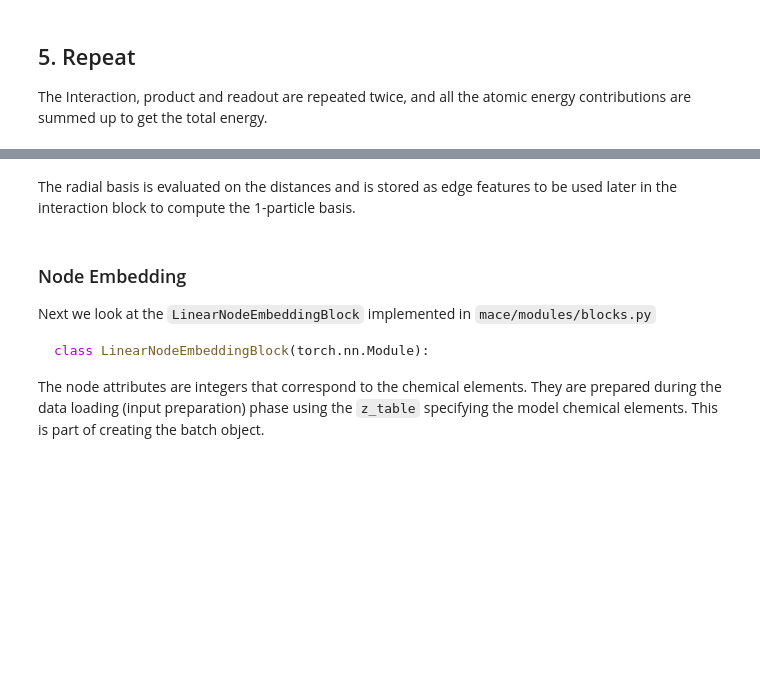
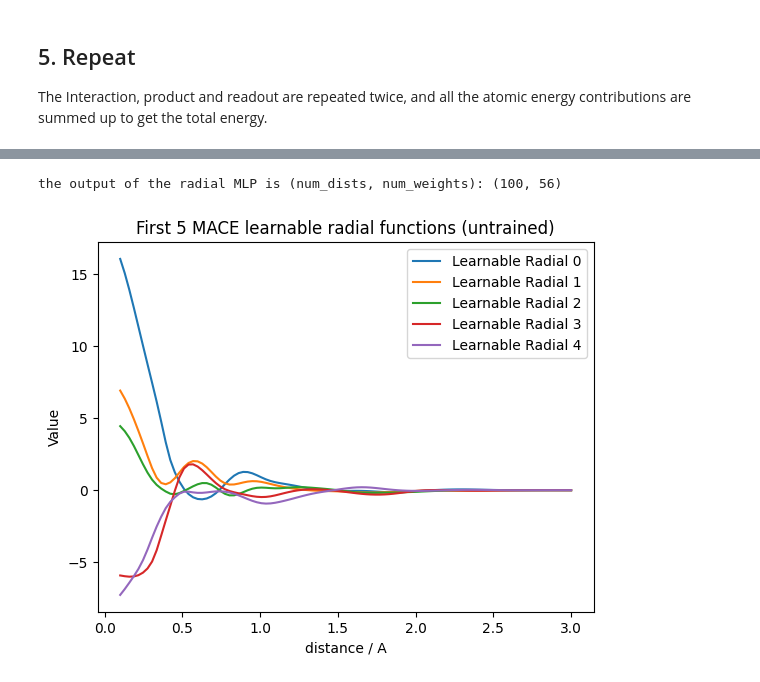
Before and after one commit to imagdau/Tutorials, a Jupyter notebook: T03-MACE-Theory.ipynb, the cells around one changed output, grey strips where cells are left out. Drawn from its saved outputs; the diff is of its cells as text; code cells hidden in the pictures; blank space fills up the shorter version.

````diff
--- a/T03-MACE-Theory.ipynb
+++ b/T03-MACE-Theory.ipynb
@@ -491,18 +536,30 @@ We can plot the 8 Bessel basis functions corresponding to $n=0$ to $n=7$:
 # %%
-dists = torch.tensor(np.linspace(0.1, 5.5, 100), dtype=torch.get_default_dtype()).unsqueeze(-1)
+# visulaise what the radial MLP does
+dists = torch.tensor(np.linspace(0.1, cutoff, 100), dtype=torch.get_default_dtype()).unsqueeze(-1)
 
-radials = model.radial_embedding(dists)
+# first do radial embedding again
+edge_feats_scan = model.radial_embedding(dists, batch["node_attrs"], batch["edge_index"], model.atomic_numbers)
 
-for i in range(radials.shape[1]):
-    plt.plot(dists, radials[:, i], label=f'Radial {i}')
+# put the edge feats into the radial MLP
+### model.interactions[1] for the second layer!!!!
+# conv_tp_weights is the name for the radial MLP...
+tp_weights_scan = model.interactions[1].conv_tp_weights(edge_feats_scan).detach().numpy()
+print('the output of the radial MLP is (num_dists, num_weights):', tp_weights_scan.shape)
+
+
+# plot the outputs if you want
+num_basis_to_print = 5
+for i in range(num_basis_to_print):
+    plt.plot(dists, tp_weights_scan[:, i], label=f'Learnable Radial {i}')
 
 # Add title, labels, and legend
-plt.title("8 Bessel basis functions")
+plt.title(f"First {num_basis_to_print} MACE learnable radial functions (untrained)")
 plt.xlabel("distance / A")
 plt.ylabel("Value")
 plt.legend()
 
 # Display the plot
 plt.show()
+# %% [output]
+the output of the radial MLP is (num_dists, num_weights): (100, 56)
+[figure, added]
-# %% [markdown]
-The radial basis is evaluated on the distances and is stored as edge features to be used later in the interaction block to compute the 1-particle basis.
@@ -513,9 +565,0 @@ print(edge_feats.shape)
-# %% [markdown]
-### Node Embedding
-Next we look at the `LinearNodeEmbeddingBlock` implemented in `mace/modules/blocks.py`
-
-```py
-class LinearNodeEmbeddingBlock(torch.nn.Module):
-```
-
-The node attributes are integers that correspond to the chemical elements. They are prepared during the data loading (input preparation) phase using the `z_table` specifying the model chemical elements. This is part of creating the batch object.
````
Also changed, not shown: parts of 67 cells of this notebook, 4 other files.
